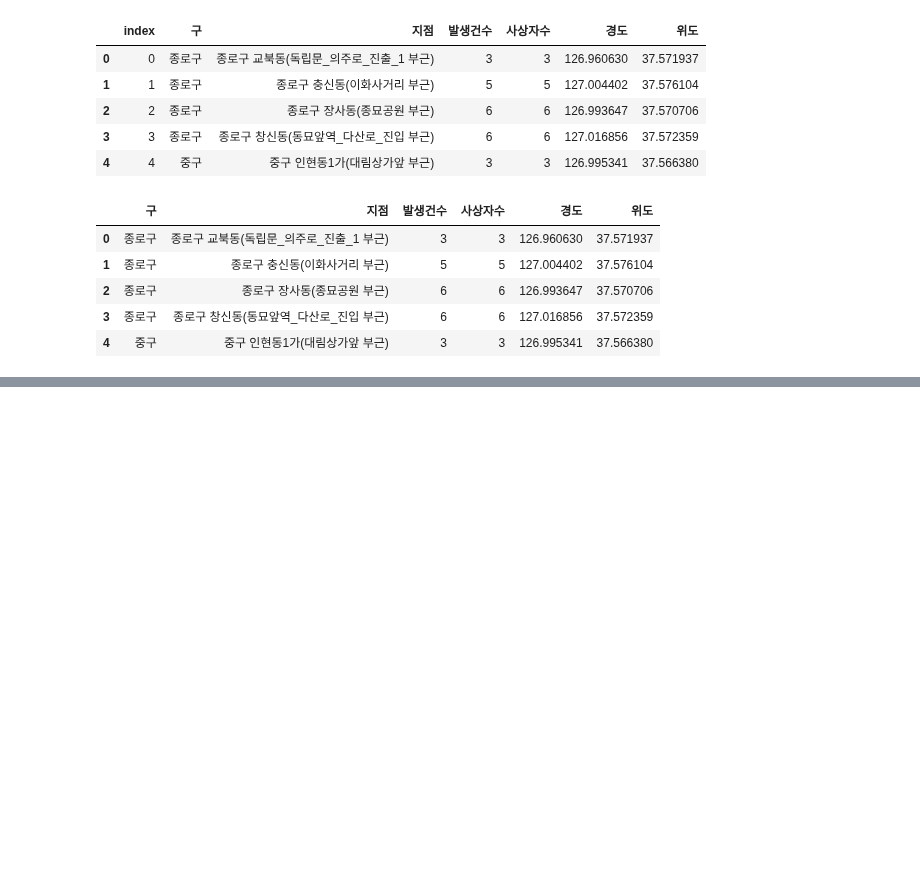
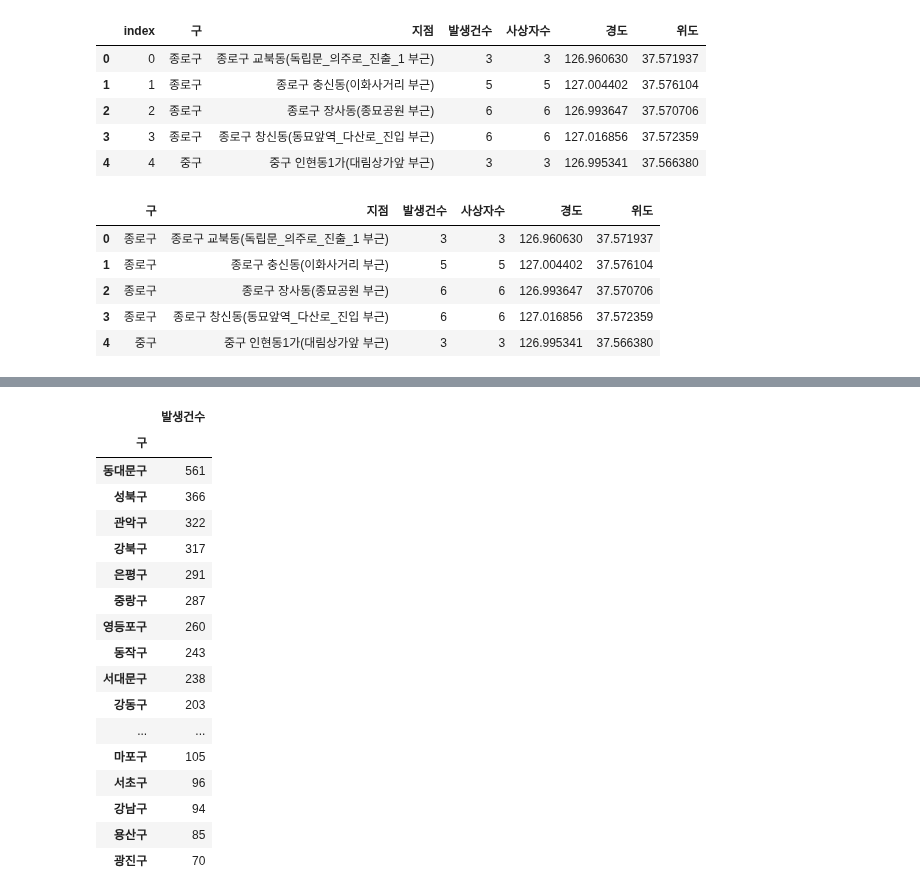
Before and after one commit to y7y1h13/StatisticsAnal, a Jupyter notebook: newPan/프로젝트/사고다발.ipynb, the cells around one changed output, grey strips where cells are left out. Saved outputs shown, nothing was run; the diff lists cells and outputs as text; code cells hidden in the pictures; blank space fills up the shorter version.

```diff
--- a/newPan/프로젝트/사고다발.ipynb
+++ b/newPan/프로젝트/사고다발.ipynb
@@ -189,0 +235,25 @@ mapdata
+# %%
+df_2 = df_acc.groupby('구')['발생건수'].sum()
+df_2 = pd.DataFrame(df_2)
+df_2.sort_values('발생건수',ascending=False,inplace=True)
+# %%
+df_2
+# %% [output]
+|  | 발생건수 |
+| 구 |  |
+| 동대문구 | 561 |
+| 성북구 | 366 |
+| 관악구 | 322 |
+| 강북구 | 317 |
+| 은평구 | 291 |
+| 중랑구 | 287 |
+| 영등포구 | 260 |
+| 동작구 | 243 |
+| 서대문구 | 238 |
+| 강동구 | 203 |
+| ... | ... |
+| 마포구 | 105 |
+| 서초구 | 96 |
+| 강남구 | 94 |
+| 용산구 | 85 |
+| 광진구 | 70 |
```
Also changed, not shown: parts of 5 cells of this notebook, 5 other files.
